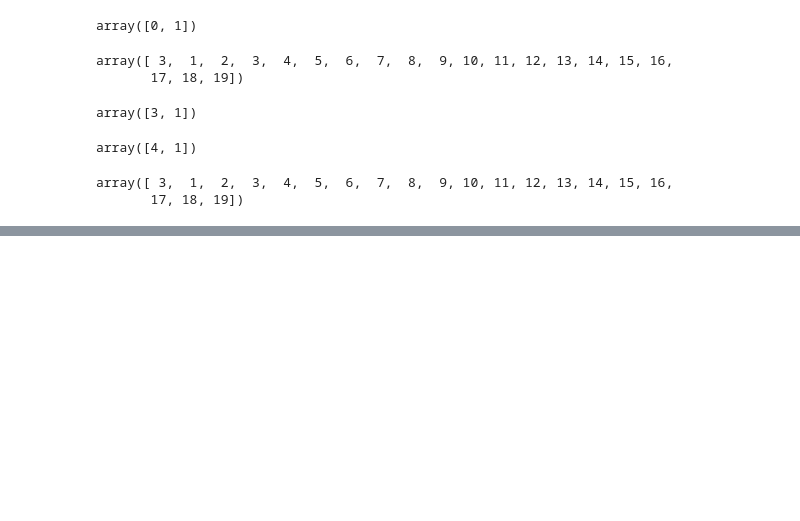
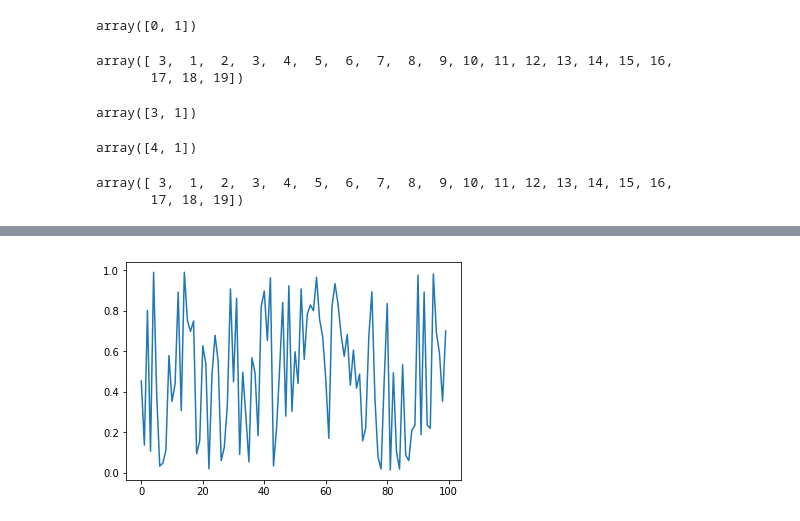
Before and after one commit to eslavaj/pattern_recognition_methods, a Jupyter notebook: python_review/scikit_review/np_scikit.ipynb, the cells around one changed output, grey strips where cells are left out. Saved outputs shown, nothing was run; the diff lists cells and outputs as text; code cells hidden in the pictures; blank space fills up the shorter version.

```diff
--- a/python_review/scikit_review/np_scikit.ipynb
+++ b/python_review/scikit_review/np_scikit.ipynb
@@ -212,0 +485,5 @@ for x in ta2d:
+# %%
+plt.plot(np.random.rand(100))
+plt.show()
+# %% [output]
+[figure, added]
```
Also changed, not shown: parts of 77 cells of this notebook, 2 other files.
